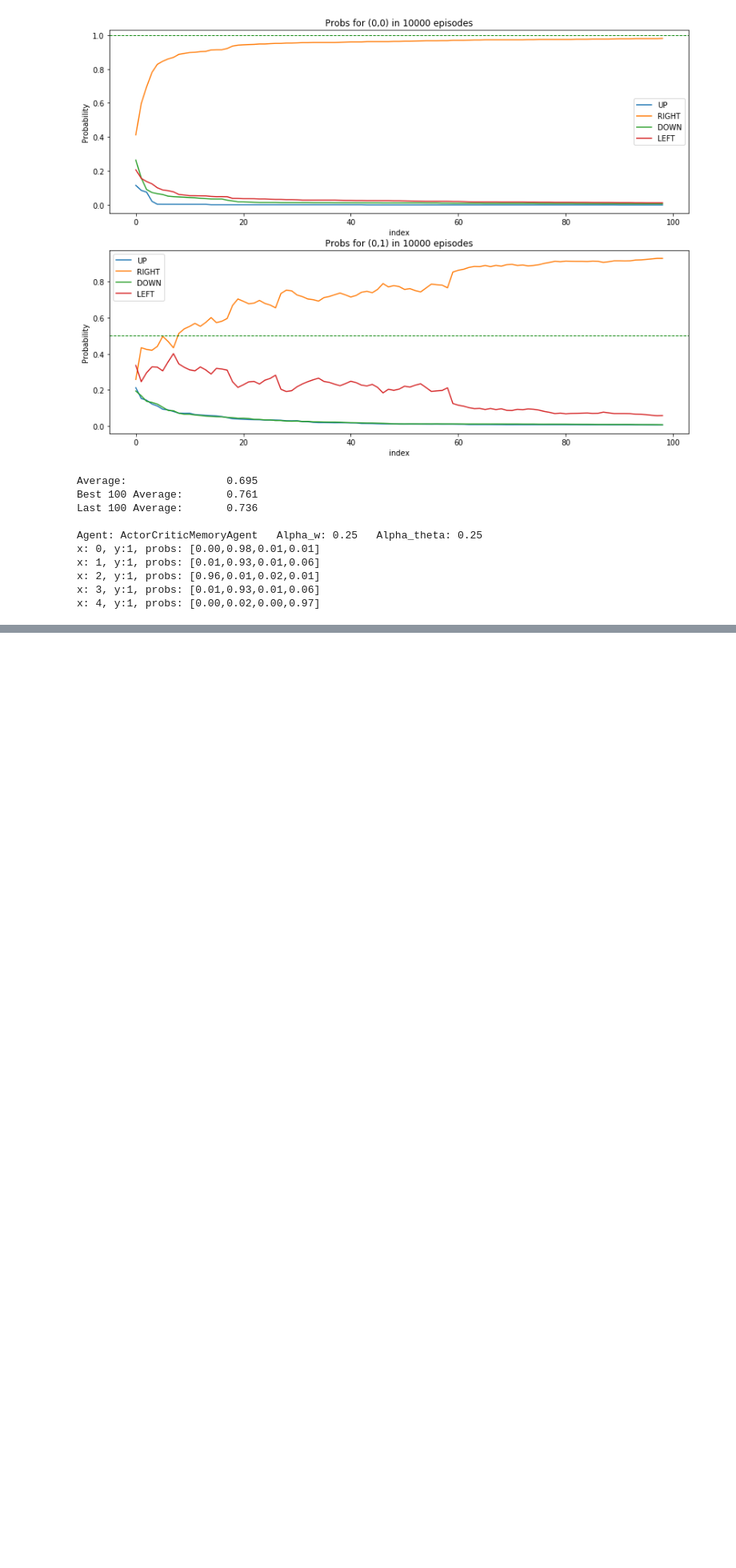
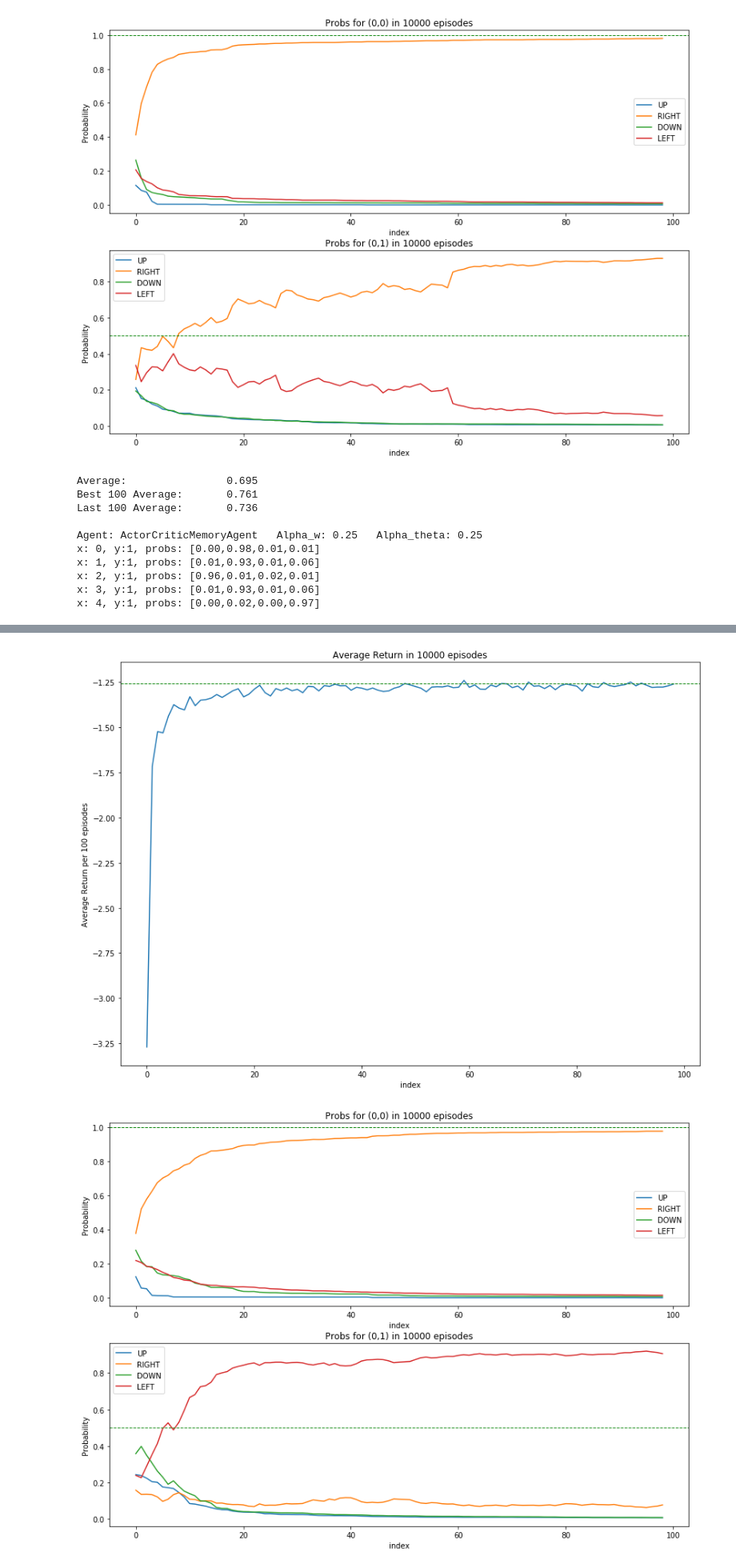
Before and after one commit to nimamahmoudi/rlai-policy-gradient-methods, a Jupyter notebook: step11_actor_critic_with_mem.ipynb, the cells around one changed output, grey strips where cells are left out. Shown at 80% size. Saved outputs shown, nothing was run; the diff lists cells and outputs as text; code cells hidden in the pictures; blank space fills up the shorter version.

```diff
--- a/step11_actor_critic_with_mem.ipynb
+++ b/step11_actor_critic_with_mem.ipynb
@@ -178,0 +260,55 @@ x: 4, y:1, probs: [0.00,0.02,0.00,0.97]
+# %%
+plt.figure(1, figsize=(14,10))
+plt.plot(avgs)
+plt.title(f'Average Return in {episode_count} episodes')
+plt.xlabel(f'index')
+plt.ylabel(f'Average Return per {plot_count} episodes')
+plt.axhline(y=best_performance, linewidth=1, color="g", linestyle='--')
+# plt.savefig(f'{figs_folder}agent_{agent_name}_{params_str}.png')
+plt.show()
+
+plt.figure(2, figsize=(14,10))
+plt.subplot(211)
+plt.plot(probs1)
+plt.title(f'Probs for (0,0) in {episode_count} episodes')
+plt.xlabel(f'index')
+plt.ylabel(f'Probability')
+plt.legend(['UP', 'RIGHT', 'DOWN', 'LEFT'])
+plt.axhline(y=1, linewidth=1, color="g", linestyle='--')
+
+plt.subplot(212)
+plt.plot(probs2)
+plt.title(f'Probs for (0,1) in {episode_count} episodes')
+plt.xlabel(f'index')
+plt.ylabel(f'Probability')
+plt.legend(['UP', 'RIGHT', 'DOWN', 'LEFT'])
+plt.axhline(y=.5, linewidth=1, color="g", linestyle='--')
+plt.show()
+
+print('')
+
+results = f'Average: \t\t{np.mean(avgs):5.3f}'
+results += f'\nBest {plot_count} Average: \t{np.max(avgs):5.3f}'
+results += f'\nLast {plot_count} Average: \t{avgs[-1]:5.3f}'
+
+# print(agent.theta)
+# print(agent.v_hat)
+results += f'\n\nAgent: {agent_name} \tAlpha_w: {alpha_w}\tAlpha_theta: {alpha_theta}'
+
+test_xs = [0, 1, 2, 3, 4]
+test_ys = [1, 1, 1, 1, 1]
+for i in range(len(test_xs)):
+    env.x = test_xs[i]
+    env.y = test_ys[i]
+    obs = env.get_obs()
+    probs = agent.get_action_vals_for_obs(obs)
+    results += f'\nx: {env.x}, y:{env.y}, probs: [{probs[0]:4.2f},{probs[1]:4.2f},{probs[2]:4.2f},{probs[3]:4.2f}]'
+
+print(results)
+# Write to file if needed
+# file = open(f'{results_folder}agent_{agent_name}_{params_str}.txt', 'w')
+# file.write(results)
+# file.close()
+# %% [output]
+[figure, added]
+[figure, added]
```
Also changed, not shown: parts of 2 cells of this notebook, 2 other files.
